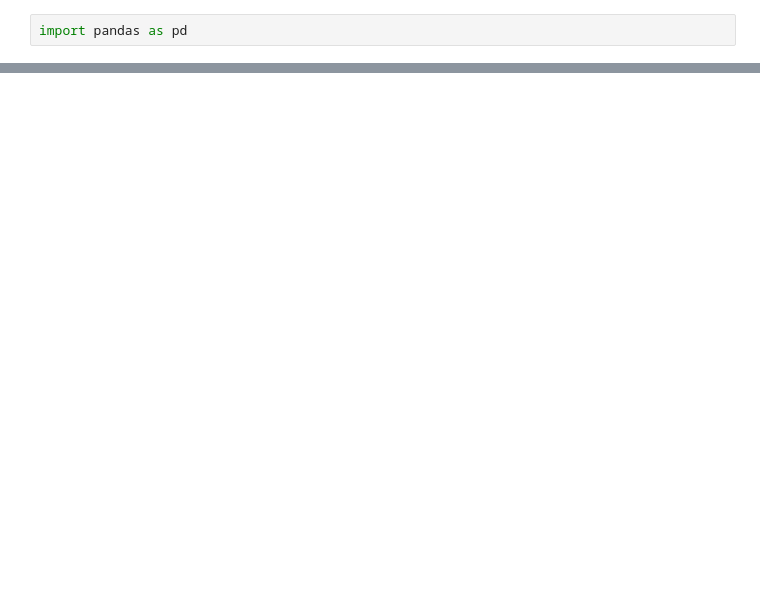
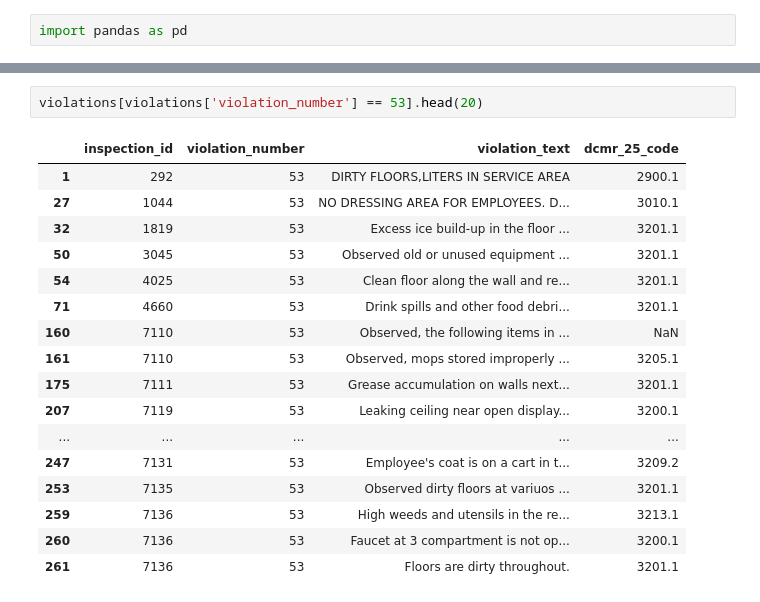
Before and after one commit to gregjd/dc_doh_hackathon, a Jupyter notebook: dc-restaurant-inspections.ipynb, the cells around one changed output, grey strips where cells are left out. Drawn from its saved outputs; the diff is of its cells as text; blank space fills up the shorter version.

```diff
--- a/dc-restaurant-inspections.ipynb
+++ b/dc-restaurant-inspections.ipynb
@@ -7,0 +112,20 @@ ParserError: Error tokenizing data. C error: Expected 2 fields in line 9, saw 3
+# %%
+violations[violations['violation_number'] == 53].head(20)
+# %% [output]
+|  | inspection_id | violation_number | violation_text | dcmr_25_code |
+| 1 | 292 | 53 | DIRTY FLOORS,LITERS IN SERVICE AREA | 2900.1 |
+| 27 | 1044 | 53 | NO DRESSING AREA FOR EMPLOYEES. D... | 3010.1 |
+| 32 | 1819 | 53 | Excess ice build-up in the floor ... | 3201.1 |
+| 50 | 3045 | 53 | Observed old or unused equipment ... | 3201.1 |
+| 54 | 4025 | 53 | Clean floor along the wall and re... | 3201.1 |
+| 71 | 4660 | 53 | Drink spills and other food debri... | 3201.1 |
+| 160 | 7110 | 53 | Observed, the following items in ... | NaN |
+| 161 | 7110 | 53 | Observed, mops stored improperly ... | 3205.1 |
+| 175 | 7111 | 53 | Grease accumulation on walls next... | 3201.1 |
+| 207 | 7119 | 53 | Leaking ceiling near open display... | 3200.1 |
+| ... | ... | ... | ... | ... |
+| 247 | 7131 | 53 | Employee's coat is on a cart in t... | 3209.2 |
+| 253 | 7135 | 53 | Observed dirty floors at variuos ... | 3201.1 |
+| 259 | 7136 | 53 | High weeds and utensils in the re... | 3213.1 |
+| 260 | 7136 | 53 | Faucet at 3 compartment is not op... | 3200.1 |
+| 261 | 7136 | 53 | Floors are dirty throughout. | 3201.1 |
```
Also changed, not shown: parts of 16 cells of this notebook, 1 other file.
